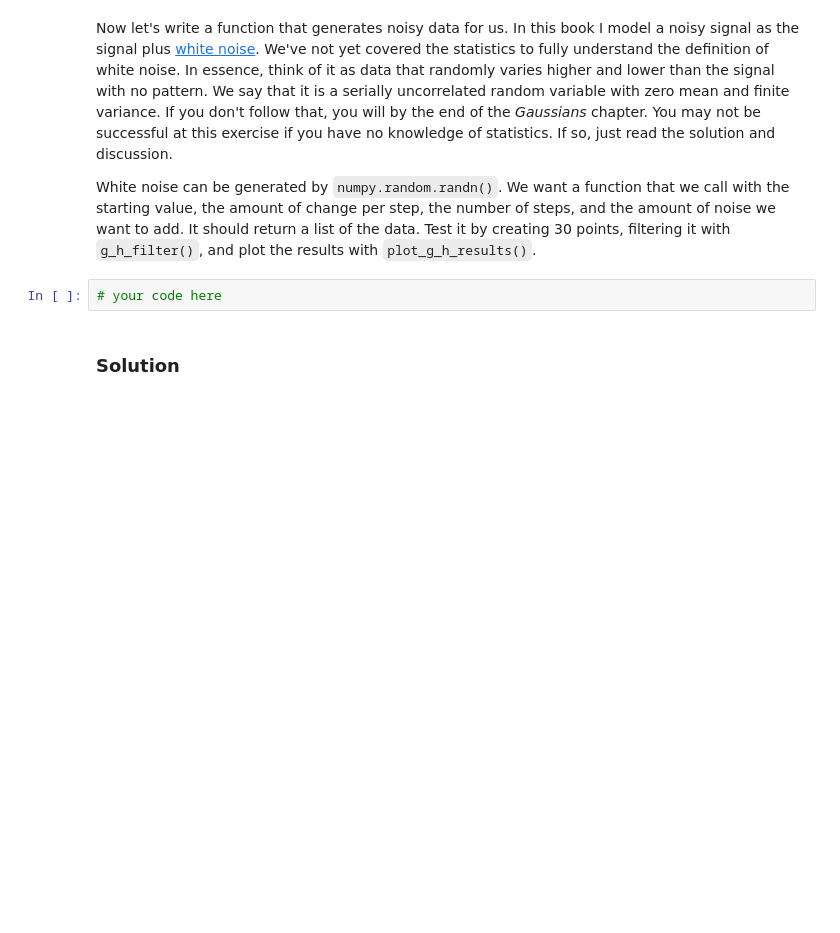
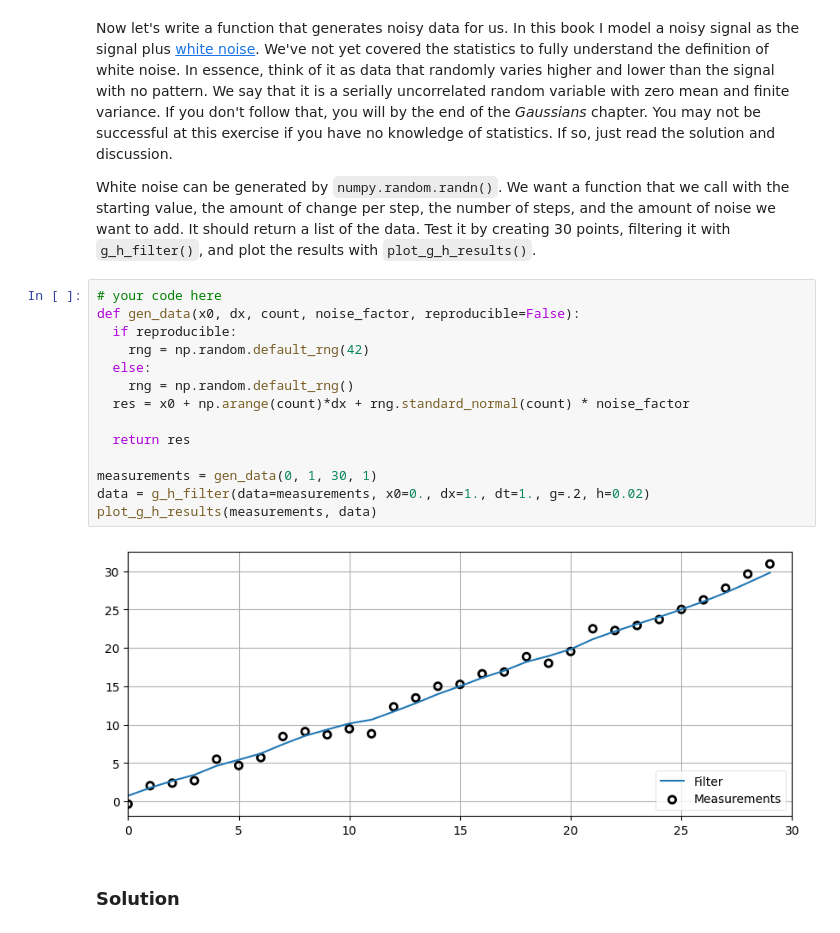
Before and after one commit to goldenhelper/Kalman-filter, a Jupyter notebook: 01-g-h-filter.ipynb, the cells around one changed output. Drawn from its saved outputs; the diff is of its cells as text; blank space fills up the shorter version.

```diff
--- a/01-g-h-filter.ipynb
+++ b/01-g-h-filter.ipynb
@@ -436,8 +525,22 @@ It is worth seeing how varying $g$ and $h$ affects the results, so we will work
 Now let's write a function that generates noisy data for us. In this book I model a noisy signal as the signal plus [white noise](https://en.wikipedia.org/wiki/White_noise). We've not yet covered the statistics to fully understand the definition of white noise. In essence, think of it as data that randomly varies higher and lower than the signal with no pattern. We say that it is a serially uncorrelated random variable with zero mean and finite variance. If you don't follow that, you will by the end of the *Gaussians* chapter. You may not be successful at this exercise if you have no knowledge of statistics. If so, just read the solution and discussion.
 
 White noise can be generated by `numpy.random.randn()`. We want a function that we call with the starting value, the amount of change per step, the number of steps, and the amount of noise we want to add. It should return a list of the data. Test it by creating 30 points, filtering it with `g_h_filter()`, and plot the results with `plot_g_h_results()`.
-# %%
-# your code here
+# %%
+# your code here
+def gen_data(x0, dx, count, noise_factor, reproducible=False):
+  if reproducible:
+    rng = np.random.default_rng(42)
+  else:
+    rng = np.random.default_rng()
+  res = x0 + np.arange(count)*dx + rng.standard_normal(count) * noise_factor
+
+  return res
+
+measurements = gen_data(0, 1, 30, 1)
+data = g_h_filter(data=measurements, x0=0., dx=1., dt=1., g=.2, h=0.02)
+plot_g_h_results(measurements, data)
+# %% [output]
+[figure, added]
 # %% [markdown]
 ### Solution
 # %%
```
Also changed, not shown: parts of 51 cells of this notebook.
